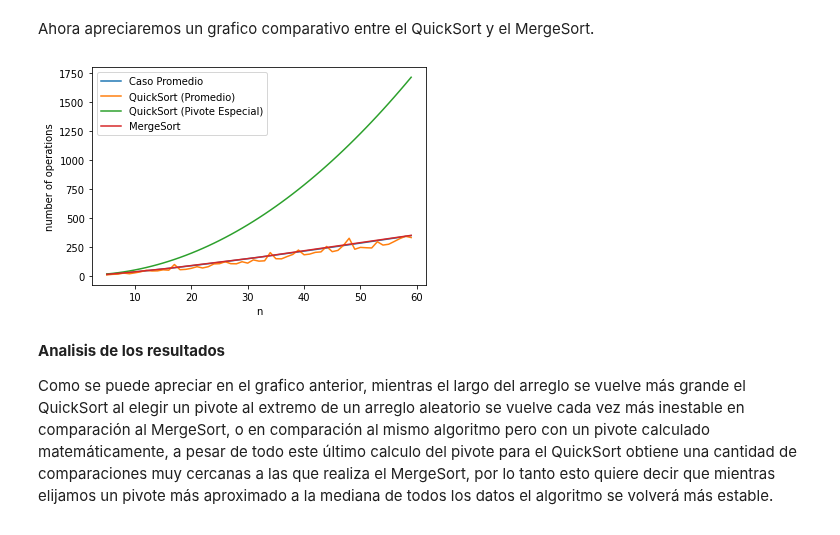
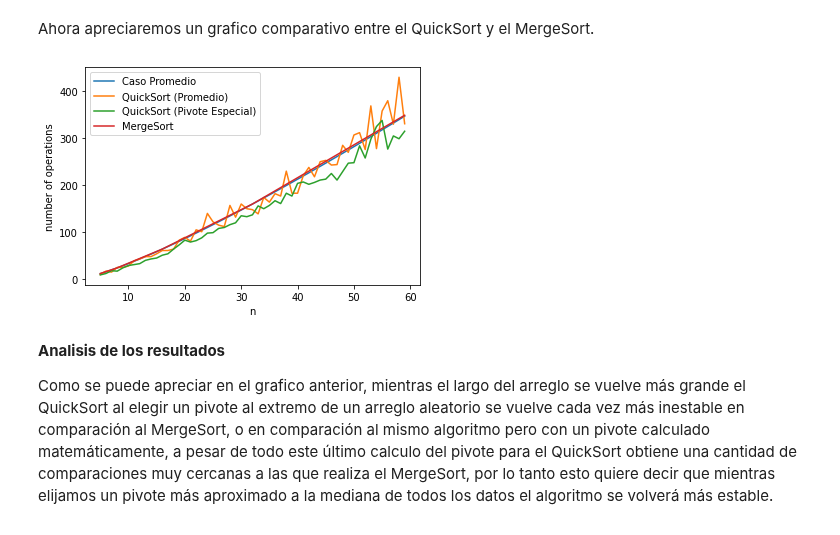
Before and after one commit to Jorgee18/ADA-Informes, a Jupyter notebook: Quicksort.ipynb, the cells around one changed output. Saved outputs shown, nothing was run; the diff lists cells and outputs as text; code cells hidden in the pictures.

```diff
--- a/Quicksort.ipynb
+++ b/Quicksort.ipynb
@@ -95,6 +96,7 @@ def Partition2(a, low, high, verbose, cont):
 
     if verbose:
       print("")
+  cont = cont + 1
   (a[i + 1], a[high]) = (a[high], a[i+1])  #Al terminar la busqueda el pivote se cambia por la posicion i + 1.
 
   if verbose:
@@ -138,6 +140,7 @@ def Partition3(a, low, high, verbose, cont):
 
     if verbose:
       print("")
+  cont = cont + 1
   a[i + 1], a[high] = a[high], a[i+1]  #Al terminar la busqueda el pivote se cambia por la posicion i + 1.
 
   if verbose:
@@ -224,8 +227,8 @@ Se procede a utilizar la funcion QuickSort que funciona recursivamente, de forma
 Debido a esta opcion podemos ver el funcionamiento paso a paso en cada iteracion.
 # %%
 #Codigo QuickSort
-#a = [3,2,8,1,5]
-a = [9,-3,5,2,6,8,-6,1,3]
+a = [3,2,8,1,5]
+#a = [9,-3,5,2,6,8,-6,1,3]
 print("Arreglo: ",a)
 cont = QuickSort(a, 0, len(a) - 1, True, 0, 1)
 print("Arreglo Ordenado:",a, "Comparaciones :", cont)
@@ -432,11 +435,11 @@ for n in range(5,60):
   a = rd.sample(range(1, 100), n) #caso aleatorio
   b = a.copy() #caso con pivote especial
   c = [i for i in range(0,n)] #peor caso
-  cont = QuickSort(b,0,len(a) - 1,False,5)
+  cont = QuickSort(b,0,len(a) - 1,False, 0, 5)
   y3.append(cont)
-  cont2 = QuickSort(c, 0, len(c) - 1,False, 1)
+  cont2 = QuickSort(c, 0, len(c) - 1,False, 0, 1)
   y4.append(cont2)
-  cont3 = QuickSort(a,0,len(b) - 1,False ,1)
+  cont3 = QuickSort(a,0,len(b) - 1,False , 0, 1)
   y5.append(cont3)
 
 plt.plot(x,y1)
@@ -538,32 +541,32 @@ Ahora apreciaremos un grafico comparativo entre el QuickSort y el MergeSort.
 # %%
 x = [n for n in range(5,60)]
 y = [n*mt.log2(n) for n in range(5,60)] # Caso promedio entre ambos algoritmos
 y1 = [] # Comparaciones para QuickSort (Promedio)
 y2 = [] # Comparaciones para QuickSort (Pivote Especial)
 y3 = [] # Comparaciones para MergeSort
 
 for n in range(5,60):
   a = rd.sample(range(1, 100), n) # Caso aleatorio
   b = a.copy()
   c = a.copy()
-  cont = QuickSort(b,0,len(a) - 1,False, 1)
+  cont = QuickSort(b,0,len(a) - 1,False, 0, 1)
   y1.append(cont)
-  cont2 = QuickSort(b,0,len(b) - 1,False,5)
+  cont2 = QuickSort(b,0,len(b) - 1,False, 0, 5)
   y2.append(cont2)
   c, cont3, div = MergeSort(c)
   y3.append(cont3)
 
 plt.plot(x,y)
 plt.plot(x,y1)
 plt.plot(x,y2)
 plt.plot(x,y3)
 plt.legend(["Caso Promedio", "QuickSort (Promedio)", "QuickSort (Pivote Especial)", "MergeSort"])
 
 plt.xlabel('n')
 plt.ylabel('number of operations')
 plt.show()
 # %% [output]
-[figure, old version]
+[figure, new version]
 # %% [markdown]
 **Analisis de los resultados**
 
```
Also changed, not shown: parts of 5 cells of this notebook.
